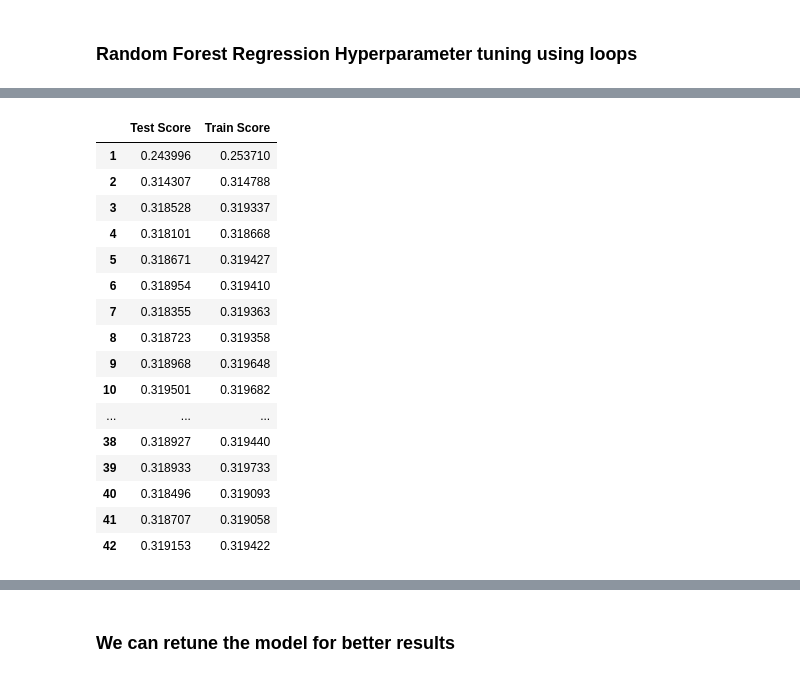
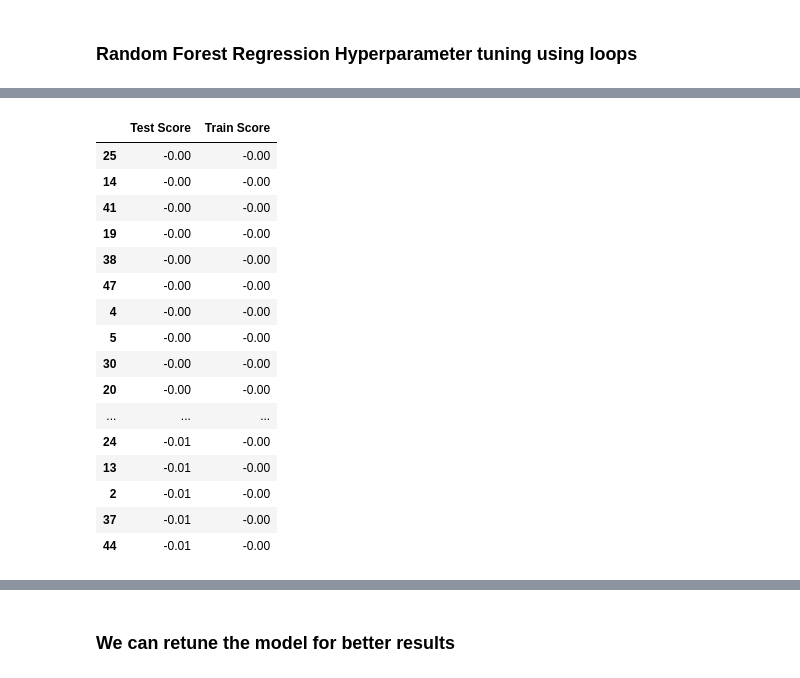
Before and after one commit to LuccasBracci/Sales-Prediction-Modeling, a Jupyter notebook: Sales_Predictions_Modeling.ipynb, the cells around one changed output, grey strips where cells are left out. Drawn from its saved outputs; the diff is of its cells as text; code cells hidden in the pictures.

```diff
--- a/Sales_Predictions_Modeling.ipynb
+++ b/Sales_Predictions_Modeling.ipynb
@@ -530,14 +511,17 @@ print(min(rfr_est_depths))
 %%time
 
 rfr_depths = range(1,max(rfr_est_depths))
+rfr_leafs = np.arange(0.1, 1, 0.1)
 rfr_scores = pd.DataFrame(index=rfr_depths, columns=['Test Score'])
 
 for depth in rfr_depths:
-  model = RandomForestRegressor(max_depth=depth, warm_start = True,  min_samples_leaf= 0.1)
-  model.fit(X_train_processed, y_train)
+  for leaf in rfr_leafs:
+    rfr_model = RandomForestRegressor(max_depth=depth,  min_samples_leaf= leaf)
 
-  rfr_scores.loc[depth, 'Train Score'] = model.score(X_train_processed, y_train)
-  rfr_scores.loc[depth, 'Test Score'] = model.score(X_test_processed, y_test)
+    rfr_model_pipe = make_pipeline(scaler, rfr_model)
 
-rfr_scores
+    rfr_model_pipe.fit(X_train_processed, y_train)
+
+    rfr_scores.loc[depth, 'Train Score'] = rfr_model_pipe.score(X_train_processed, y_train)
+    rfr_scores.loc[depth, 'Test Score'] = rfr_model_pipe.score(X_test_processed, y_test)
 # %% [output]
@@ -546,17 +530,17 @@ Wall time: 33 s
 |  | Test Score | Train Score |
-| 1 | 0.243996 | 0.253710 |
-| 2 | 0.314307 | 0.314788 |
-| 3 | 0.318528 | 0.319337 |
-| 4 | 0.318101 | 0.318668 |
-| 5 | 0.318671 | 0.319427 |
-| 6 | 0.318954 | 0.319410 |
-| 7 | 0.318355 | 0.319363 |
-| 8 | 0.318723 | 0.319358 |
-| 9 | 0.318968 | 0.319648 |
-| 10 | 0.319501 | 0.319682 |
+| 25 | -0.00 | -0.00 |
+| 14 | -0.00 | -0.00 |
+| 41 | -0.00 | -0.00 |
+| 19 | -0.00 | -0.00 |
+| 38 | -0.00 | -0.00 |
+| 47 | -0.00 | -0.00 |
+| 4 | -0.00 | -0.00 |
+| 5 | -0.00 | -0.00 |
+| 30 | -0.00 | -0.00 |
+| 20 | -0.00 | -0.00 |
 | ... | ... | ... |
-| 38 | 0.318927 | 0.319440 |
-| 39 | 0.318933 | 0.319733 |
-| 40 | 0.318496 | 0.319093 |
-| 41 | 0.318707 | 0.319058 |
-| 42 | 0.319153 | 0.319422 |
+| 24 | -0.01 | -0.00 |
+| 13 | -0.01 | -0.00 |
+| 2 | -0.01 | -0.00 |
+| 37 | -0.01 | -0.00 |
+| 44 | -0.01 | -0.00 |
```
Also changed, not shown: parts of 28 cells of this notebook.
